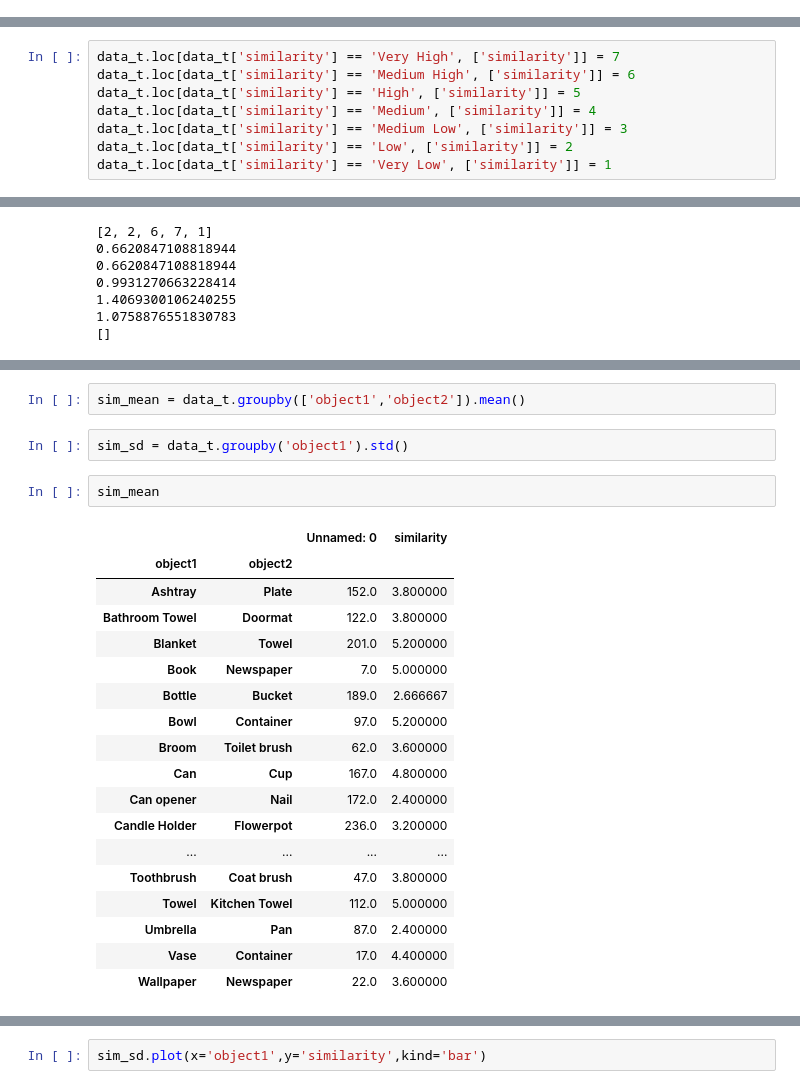
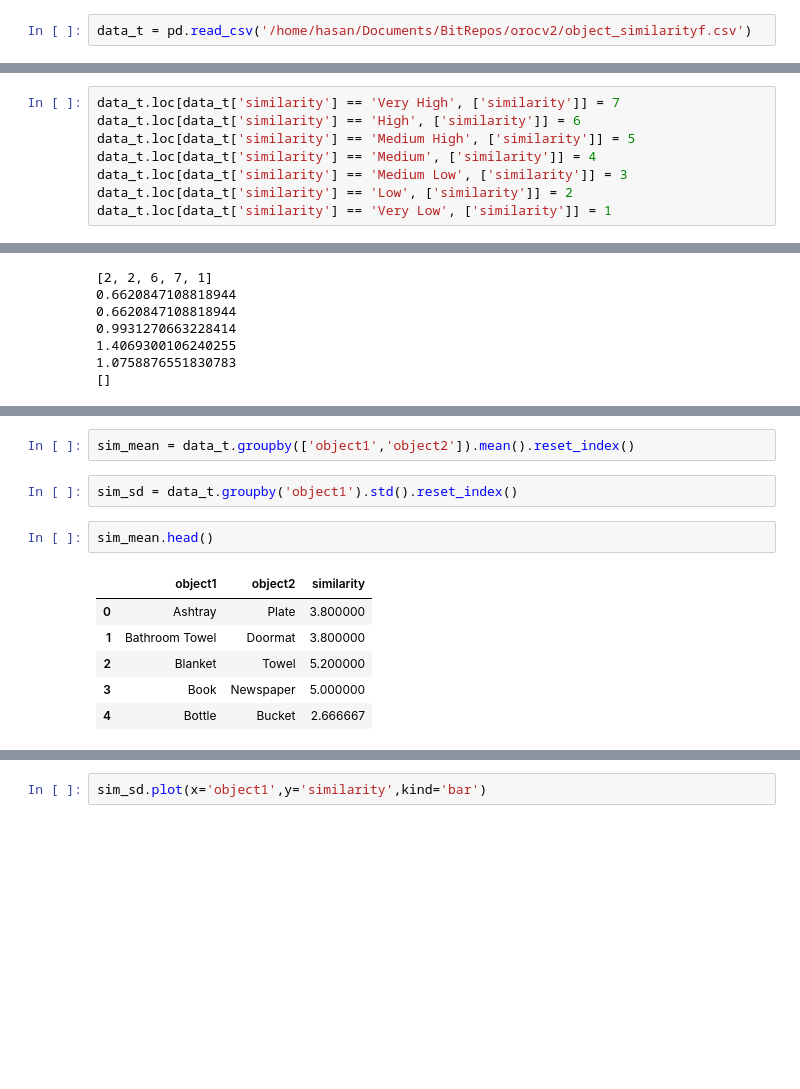
Before and after one commit to mk-hasan/OROC-FU, a Jupyter notebook: Object-Similairty-Analysis.ipynb, the cells around one changed output, grey strips where cells are left out. Saved outputs shown, nothing was run; the diff lists cells and outputs as text; blank space fills up the shorter version.

```diff
--- a/Object-Similairty-Analysis.ipynb
+++ b/Object-Similairty-Analysis.ipynb
@@ -84,3 +77,5 @@ data_t = pd.read_csv('/media/hasan/ec42e2af-0eaa-4b8c-81d5-f2a23ec16363/REPO/ORO
+# %%
+data_t = pd.read_csv('/home/hasan/Documents/BitRepos/orocv2/object_similarityf.csv')
 # %%
 data_t.head()
 # %% [output]
@@ -92,8 +87,8 @@ data_t.head()
 | 4 | 4 | A1C4LNTWGUOD4P | Cup | Bowl | Medium High |
 # %%
 data_t.loc[data_t['similarity'] == 'Very High', ['similarity']] = 7
-data_t.loc[data_t['similarity'] == 'Medium High', ['similarity']] = 6
-data_t.loc[data_t['similarity'] == 'High', ['similarity']] = 5
+data_t.loc[data_t['similarity'] == 'High', ['similarity']] = 6
+data_t.loc[data_t['similarity'] == 'Medium High', ['similarity']] = 5
 data_t.loc[data_t['similarity'] == 'Medium', ['similarity']] = 4
 data_t.loc[data_t['similarity'] == 'Medium Low', ['similarity']] = 3
 data_t.loc[data_t['similarity'] == 'Low', ['similarity']] = 2
@@ -218,25 +206,13 @@ data_t
 # %%
-sim_mean = data_t.groupby(['object1','object2']).mean()
+sim_mean = data_t.groupby(['object1','object2']).mean().reset_index()
 # %%
-sim_sd = data_t.groupby('object1').std()
+sim_sd = data_t.groupby('object1').std().reset_index()
 # %%
-sim_mean
+sim_mean.head()
 # %% [output]
-|  |  | Unnamed: 0 | similarity |
-| object1 | object2 |  |  |
-| Ashtray | Plate | 152.0 | 3.800000 |
-| Bathroom Towel | Doormat | 122.0 | 3.800000 |
-| Blanket | Towel | 201.0 | 5.200000 |
-| Book | Newspaper | 7.0 | 5.000000 |
-| Bottle | Bucket | 189.0 | 2.666667 |
-| Bowl | Container | 97.0 | 5.200000 |
-| Broom | Toilet brush | 62.0 | 3.600000 |
-| Can | Cup | 167.0 | 4.800000 |
-| Can opener | Nail | 172.0 | 2.400000 |
-| Candle Holder | Flowerpot | 236.0 | 3.200000 |
-| ... | ... | ... | ... |
-| Toothbrush | Coat brush | 47.0 | 3.800000 |
-| Towel | Kitchen Towel | 112.0 | 5.000000 |
-| Umbrella | Pan | 87.0 | 2.400000 |
-| Vase | Container | 17.0 | 4.400000 |
-| Wallpaper | Newspaper | 22.0 | 3.600000 |
+|  | object1 | object2 | similarity |
+| 0 | Ashtray | Plate | 3.800000 |
+| 1 | Bathroom Towel | Doormat | 3.800000 |
+| 2 | Blanket | Towel | 5.200000 |
+| 3 | Book | Newspaper | 5.000000 |
+| 4 | Bottle | Bucket | 2.666667 |
```
Also changed, not shown: parts of 23 cells of this notebook, 2 other files.
